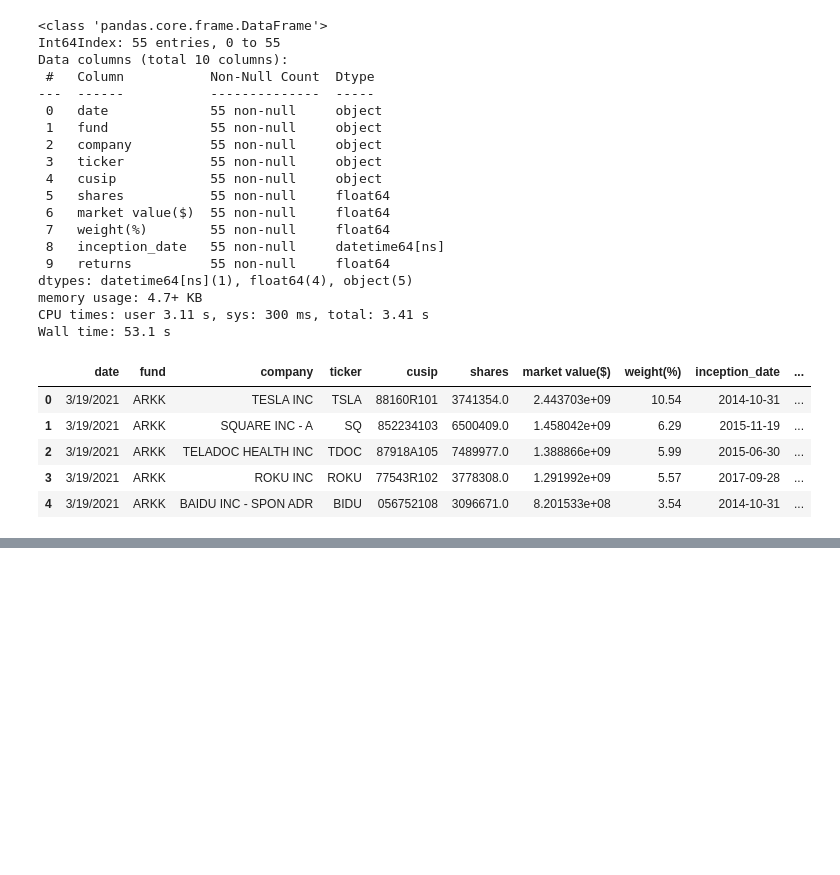
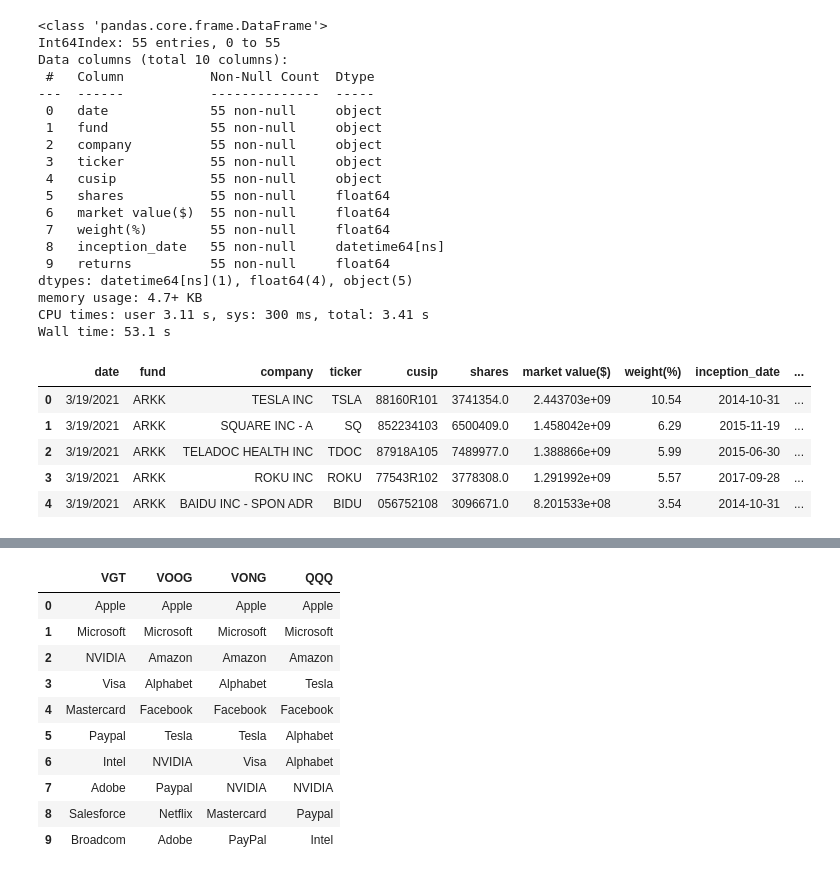
Before and after one commit to Yongliang-Shi/market-prediction, a Jupyter notebook: explore_ark.ipynb, the cells around one changed output, grey strips where cells are left out. Saved outputs shown, nothing was run; the diff lists cells and outputs as text; code cells hidden in the pictures; blank space fills up the shorter version.

```diff
--- a/explore_ark.ipynb
+++ b/explore_ark.ipynb
@@ -644,0 +716,25 @@ df_arkk.head()
+# %%
+# Create a dataframe for the top 10 holdings for the stock ETFs
+
+df_top10 = pd.DataFrame({'VGT': ['Apple', 'Microsoft', 'NVIDIA', 'Visa', 'Mastercard',
+                                 'Paypal', 'Intel', 'Adobe', 'Salesforce', 'Broadcom'],
+                         'VOOG': ['Apple', 'Microsoft', 'Amazon', 'Alphabet', 'Facebook',
+                                  'Tesla', 'NVIDIA', 'Paypal', 'Netflix', 'Adobe'],
+                         'VONG': ['Apple', 'Microsoft', 'Amazon', 'Alphabet', 'Facebook',
+                                  'Tesla', 'Visa', 'NVIDIA', 'Mastercard', 'PayPal'],
+                         'QQQ': ['Apple', 'Microsoft', 'Amazon', 'Tesla', 'Facebook',
+                                 'Alphabet', 'Alphabet', 'NVIDIA', 'Paypal', 'Intel']})
+
+df_top10
+# %% [output]
+|  | VGT | VOOG | VONG | QQQ |
+| 0 | Apple | Apple | Apple | Apple |
+| 1 | Microsoft | Microsoft | Microsoft | Microsoft |
+| 2 | NVIDIA | Amazon | Amazon | Amazon |
+| 3 | Visa | Alphabet | Alphabet | Tesla |
+| 4 | Mastercard | Facebook | Facebook | Facebook |
+| 5 | Paypal | Tesla | Tesla | Alphabet |
+| 6 | Intel | NVIDIA | Visa | Alphabet |
+| 7 | Adobe | Paypal | NVIDIA | NVIDIA |
+| 8 | Salesforce | Netflix | Mastercard | Paypal |
+| 9 | Broadcom | Adobe | PayPal | Intel |
```
Also changed, not shown: parts of 3 cells of this notebook.
